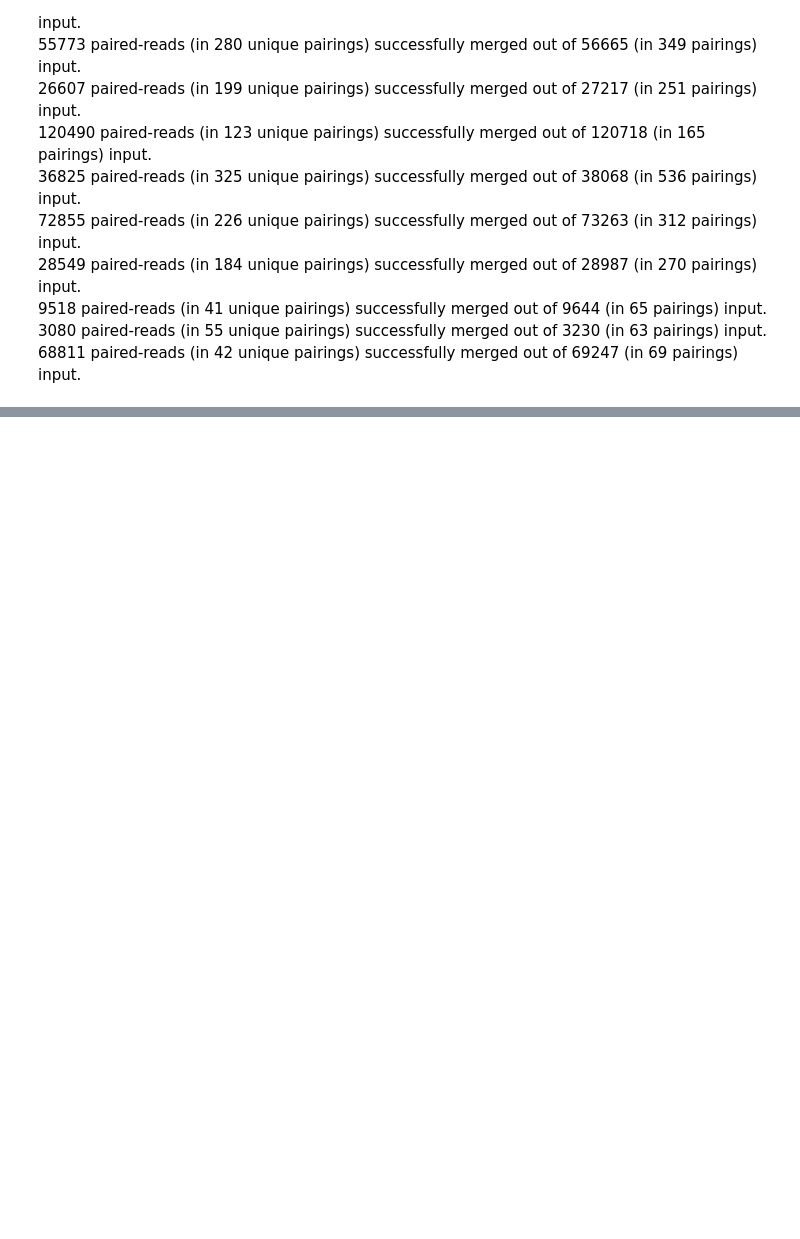
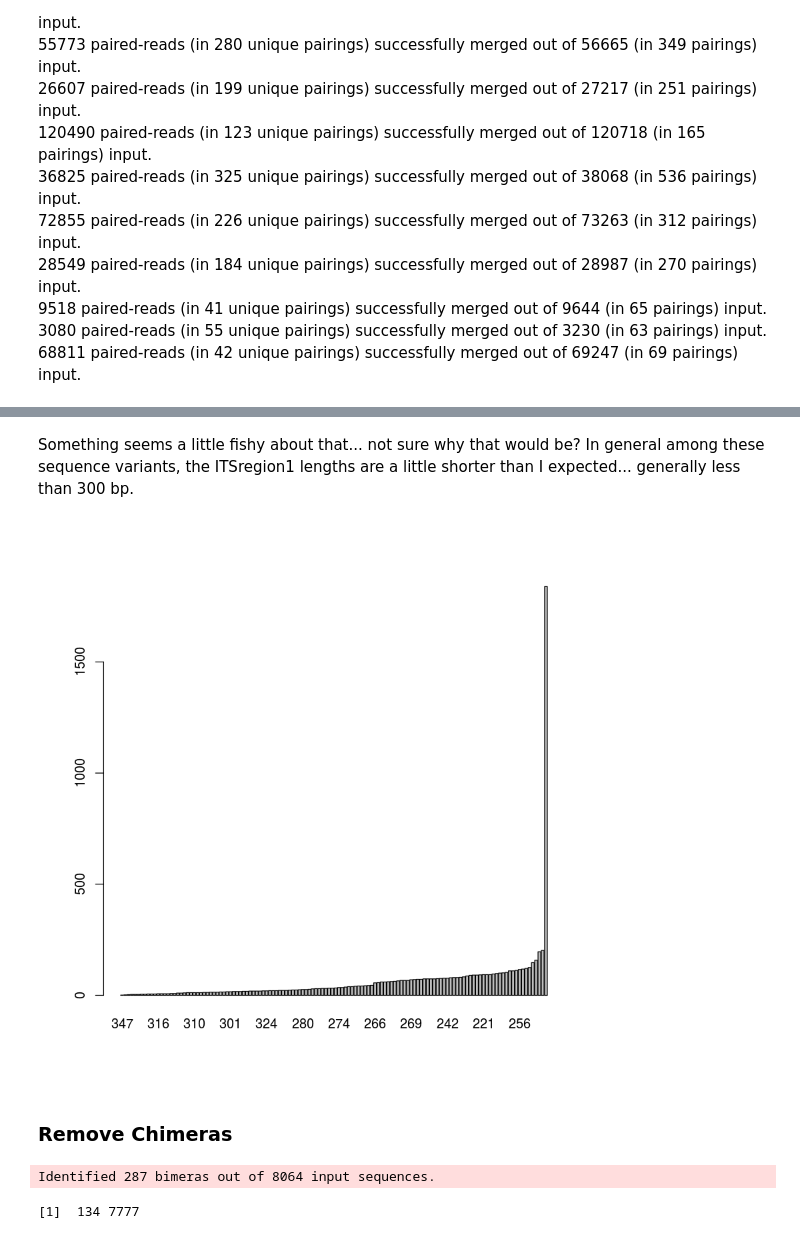
Before and after one commit to danchurch/taiwan_dada2, a Jupyter notebook: dada2pipeline.ipynb, the cells around one changed output, grey strips where cells are left out. Cells and saved outputs as stored; diff of their text form; code cells hidden in the pictures; blank space fills up the shorter version.

```diff
--- a/dada2pipeline.ipynb
+++ b/dada2pipeline.ipynb
@@ -1167,0 +1227,15 @@ Put 'em together. Did this remotely, looked like this:
+# %% [markdown]
+Something seems a little fishy about that... not sure why that would be? In general among these sequence variants, the ITSregion1 lengths are a little shorter than I expected... generally less than 300 bp.
+# %%
+barplot(sort(aa))
+# %% [output]
+[figure, added]
+# %% [markdown]
+<a id='leafChimeras'></a>
+<h3>Remove Chimeras</h3>
+# %%
+seqtab.nochim <- removeBimeraDenovo(seqtab, method="consensus", multithread=TRUE, verbose=TRUE)
+dim(seqtab.nochim)
+# %% [output]
+Identified 287 bimeras out of 8064 input sequences.
+[1]  134 7777
```
Also changed, not shown: parts of 14 cells of this notebook, 1 other file.
